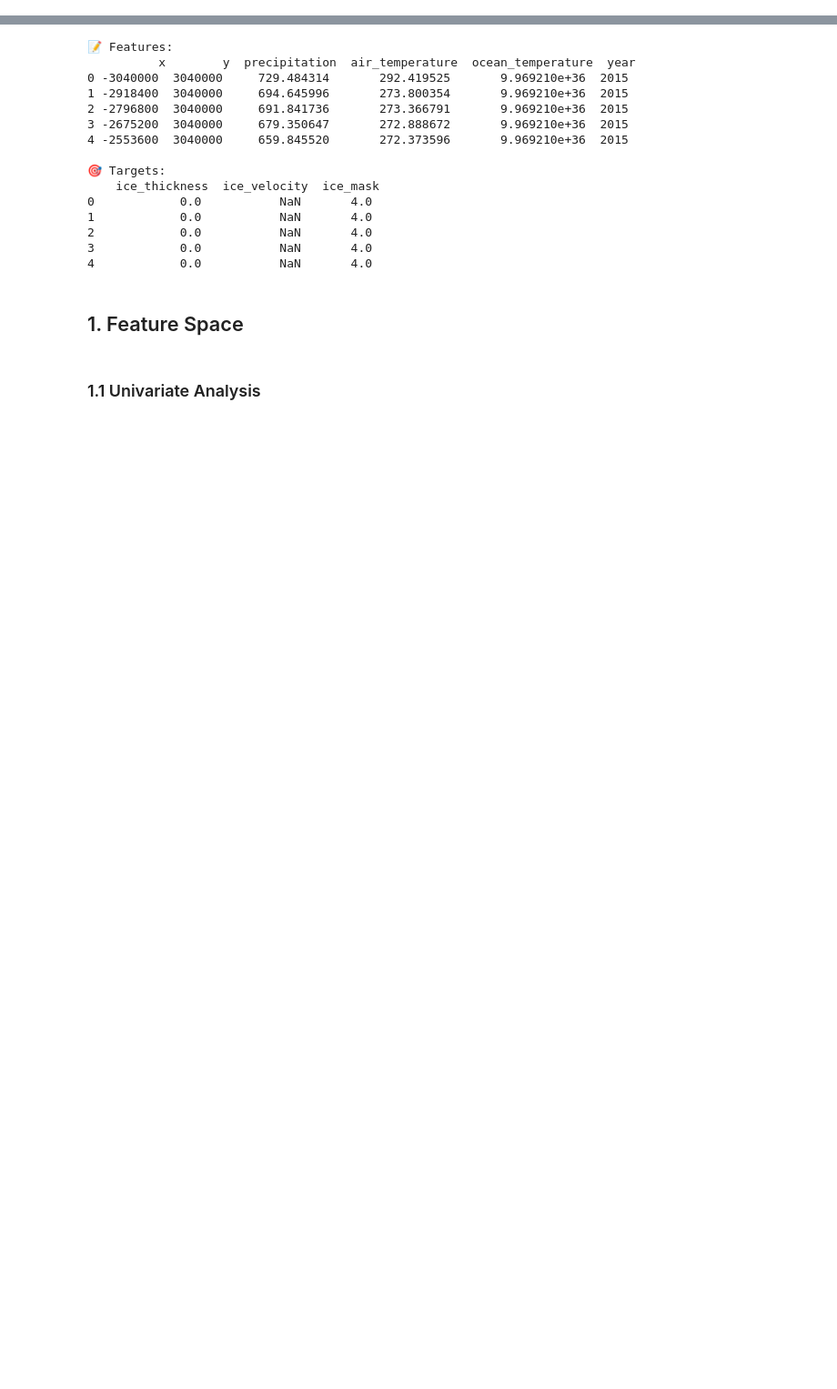
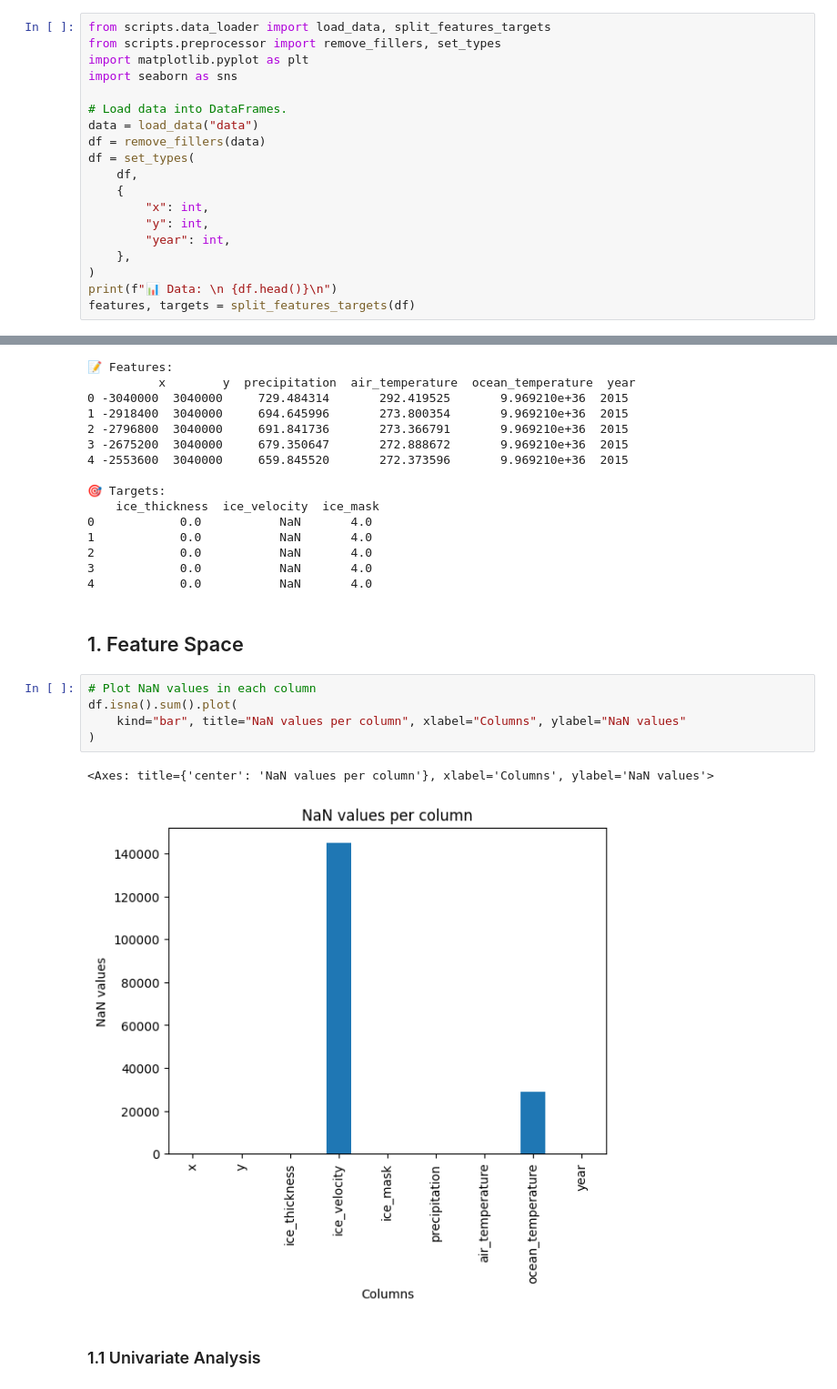
Before and after one commit to sam-mata/BSc-Hons, a Jupyter notebook: EDA.ipynb, the cells around one changed output, grey strips where cells are left out. Shown at 91% size. Drawn from its saved outputs; the diff is of its cells as text; blank space fills up the shorter version.

```diff
--- a/EDA.ipynb
+++ b/EDA.ipynb
@@ -2,3 +2,22 @@
 # Exploratory Data Analysis
 # %% [markdown]
 ## 0. Setup
+# %%
+from scripts.data_loader import load_data, split_features_targets
+from scripts.preprocessor import remove_fillers, set_types
+import matplotlib.pyplot as plt
+import seaborn as sns
+
+# Load data into DataFrames.
+data = load_data("data")
+df = remove_fillers(data)
+df = set_types(
+    df,
+    {
+        "x": int,
+        "y": int,
+        "year": int,
+    },
+)
+print(f"📊 Data: \n {df.head()}\n")
+features, targets = split_features_targets(df)
@@ -28,5 +63,13 @@ print(f"🎯 Targets: \n {targets.head()}")
 4            0.0           NaN       4.0
 # %% [markdown]
 ## 1. Feature Space
+# %%
+# Plot NaN values in each column
+df.isna().sum().plot(
+    kind="bar", title="NaN values per column", xlabel="Columns", ylabel="NaN values"
+)
+# %% [output]
+<Axes: title={'center': 'NaN values per column'}, xlabel='Columns', ylabel='NaN values'>
+[figure, added]
 # %% [markdown]
 ### 1.1 Univariate Analysis
```
Also changed, not shown: parts of 7 cells of this notebook, 14 other files.
